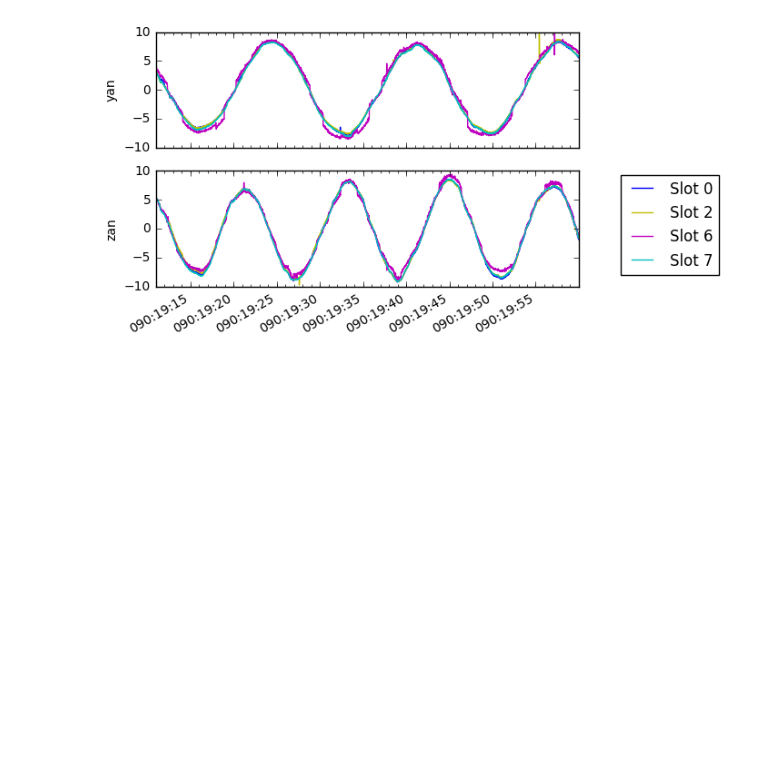
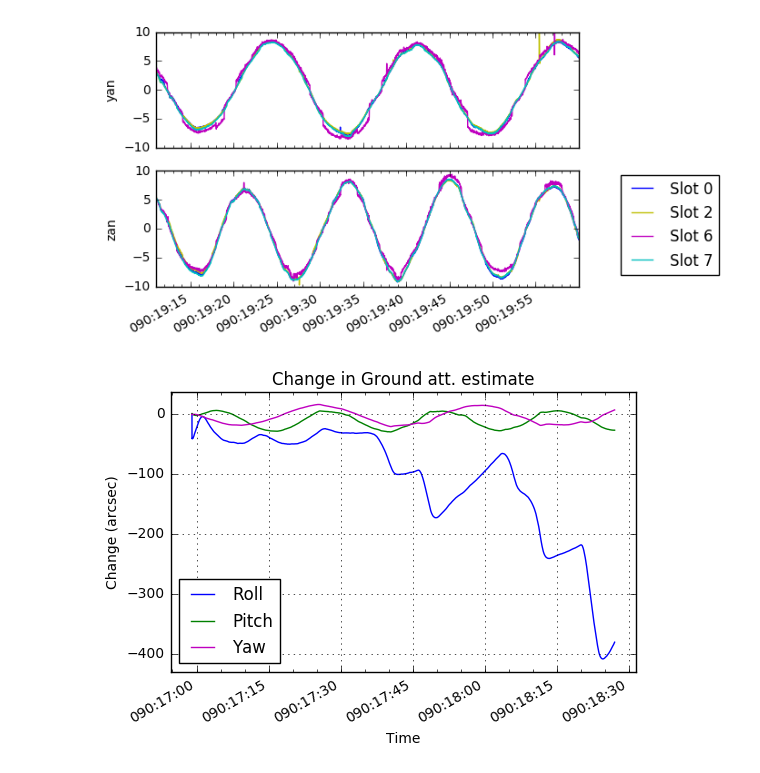
Before and after one commit to malgosias/bsh_2017_090, a Jupyter notebook: bsh_2017_090.ipynb, the cells around one changed output. Saved outputs shown, nothing was run; the diff lists cells and outputs as text; code cells hidden in the pictures; blank space fills up the shorter version.

```diff
--- a/bsh_2017_090.ipynb
+++ b/bsh_2017_090.ipynb
@@ -40,0 +199,2 @@ plt.show()
+# %%
+quats = [qt1, qt2, qt3, qt4, qt5, qt6]
@@ -109,0 +313,30 @@ plt.show()
+# %%
+asol_file = 'pcadf607366811N001_asol1.fits.gz'
+grnd_sol = Table.read(asol_file)
+# %%
+def plot_att_changes(refs, atts, label):
+    drs = []
+    dps = []
+    dys = []
+    for ref_q, att_q in zip(cycle(refs['q_att']), atts['q_att']):
+        dq = Quat(ref_q).dq(att_q)
+        drs.append(dq.roll0 * 3600)
+        dps.append(dq.pitch * 3600)
+        dys.append(dq.yaw * 3600)
+
+    plot_cxctime(grnd_sol['time'], drs, '-b', label='Roll')
+    plot_cxctime(grnd_sol['time'], dps, '-g', label='Pitch')
+    plot_cxctime(grnd_sol['time'], dys, '-m', label='Yaw')
+    plt.grid()
+    plt.margins(0.05)
+    plt.title('{}'.format(label))
+    plt.ylabel('Change (arcsec)')
+    plt.xlabel('Time')
+    #plt.legend(loc='best');
+# %%
+label = 'Change in Ground att. estimate'
+plot_att_changes(refs=grnd_sol[:1], atts=grnd_sol, label=label)
+plt.legend(loc='best')
+plt.show()
+# %% [output]
+[figure, added]
```
Also changed, not shown: parts of 13 cells of this notebook.
